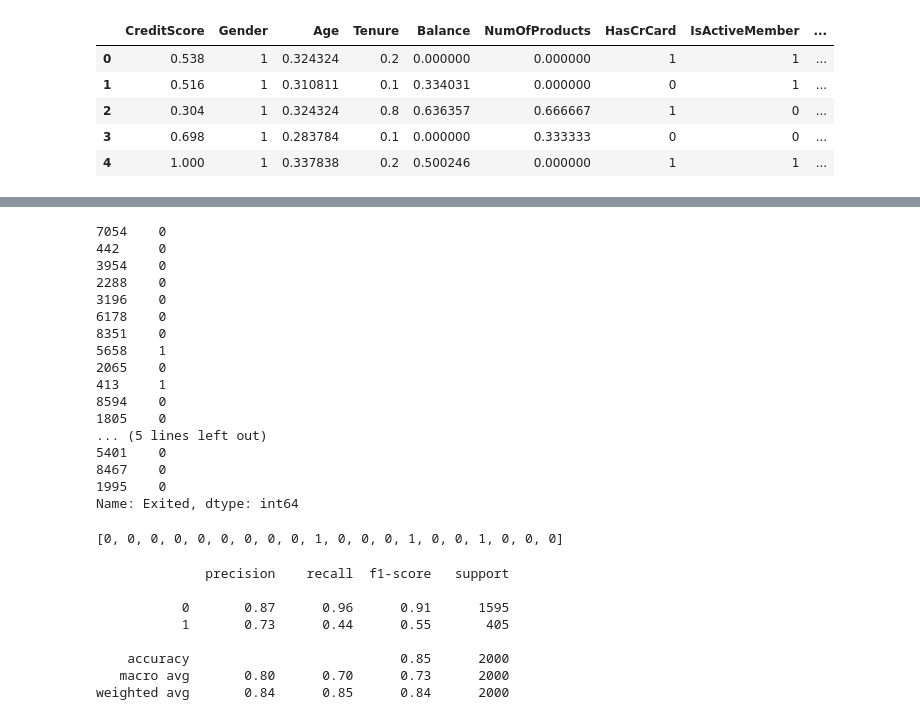
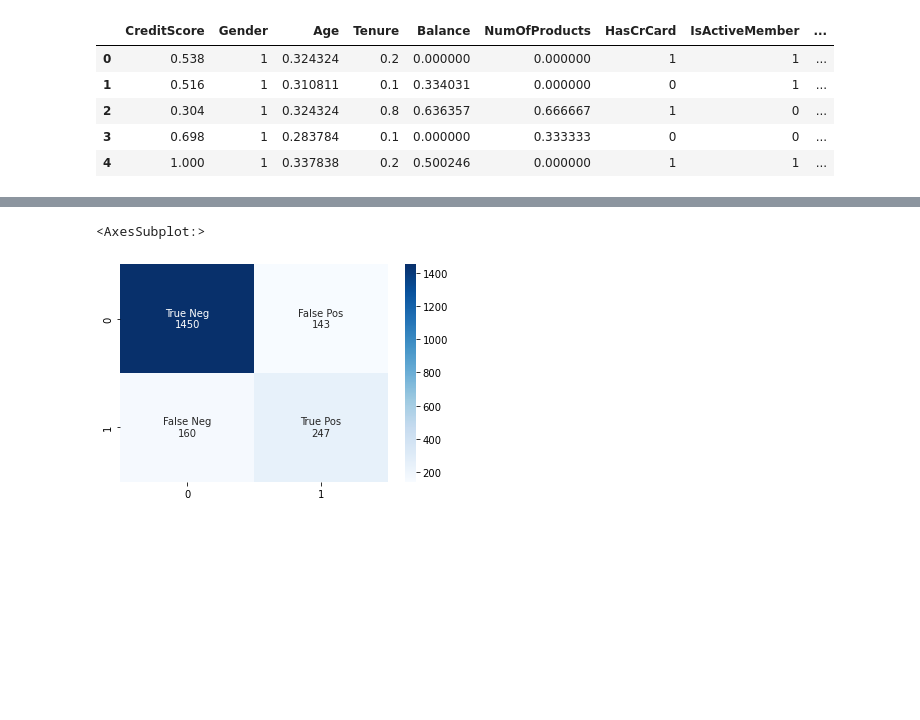
Before and after one commit to ViniciusLippel/Churn-Prediction, a Jupyter notebook: churn_prediction.ipynb, the cells around one changed output, grey strips where cells are left out. Saved outputs shown, nothing was run; the diff lists cells and outputs as text; code cells hidden in the pictures; blank space fills up the shorter version.

```diff
--- a/churn_analysis.ipynb
+++ b/churn_prediction.ipynb
@@ -133,3 +200,19 @@ df.head()
 # %%
-x = df.drop('Exited', axis='columns')
-y = df['Exited']
+x_train, x_test, y_train, y_test = train_test_split(x, y, test_size=0.2, stratify=y)
+
+smt = SMOTE(sampling_strategy=1, random_state=6)
+
+x_smote, y_smote = smt.fit_resample(x_train, y_train)
+
+print (np.unique(y_train, return_counts=True) , np.bincount(y_smote))
+print('\n')
+
+# create model variables
+model = RandomForestClassifier()
+# fit the model on smoted trainign data
+result = model.fit(x_smote, y_smote)
+# make predictions
+y_pred = model.predict(x_test)
+
+# compute classification report
+print(classification_report(y_test, y_pred))
@@ -179,44 +231,16 @@ model.evaluate(x_test, y_test)
-# %%
-pred_test = model.predict(x_test)
-
-y_pred = []
-for e in pred_test:
-    if e > 0.5:
-        y_pred.append(1)
-    else:
-        y_pred.append(0)
-# %%
-y_test[:20]
-# %% [output]
-7054    0
-442     0
-3954    0
-2288    0
-3196    0
-6178    0
-8351    0
-5658    1
-2065    0
-413     1
-8594    0
-1805    0
-... (5 lines left out)
-5401    0
-8467    0
-1995    0
-Name: Exited, dtype: int64
-# %%
-y_pred[:20]
-# %% [output]
-[0, 0, 0, 0, 0, 0, 0, 0, 0, 1, 0, 0, 0, 1, 0, 0, 1, 0, 0, 0]
-# %%
-print(classification_report(y_test, y_pred))
-# %% [output]
-              precision    recall  f1-score   support
-
-           0       0.87      0.96      0.91      1595
-           1       0.73      0.44      0.55       405
-
-    accuracy                           0.85      2000
-   macro avg       0.80      0.70      0.73      2000
-weighted avg       0.84      0.85      0.84      2000
+# %%
+cfm = confusion_matrix(y_test, y_pred)
+
+names = ['True Neg','False Pos','False Neg','True Pos']
+counts = ["{0:0.0f}".format(value) for value in
+                cfm.flatten()]
+
+labels = [f"{v1}\n{v2}" for v1, v2 in
+          zip(names,counts)]
+labels = np.asarray(labels).reshape(2,2)
+
+sns.heatmap(cfm, annot=labels,
+            fmt='', cmap='Blues')
+# %% [output]
+<AxesSubplot:>
+[figure, added]
```
Also changed, not shown: parts of 14 cells of this notebook.
